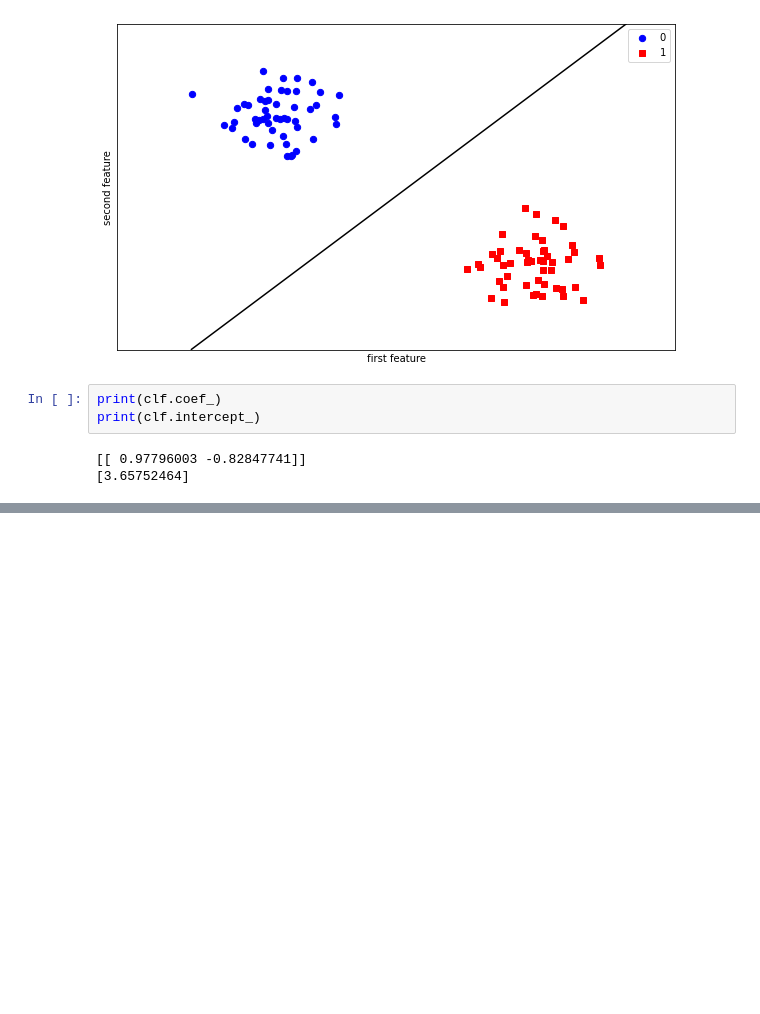
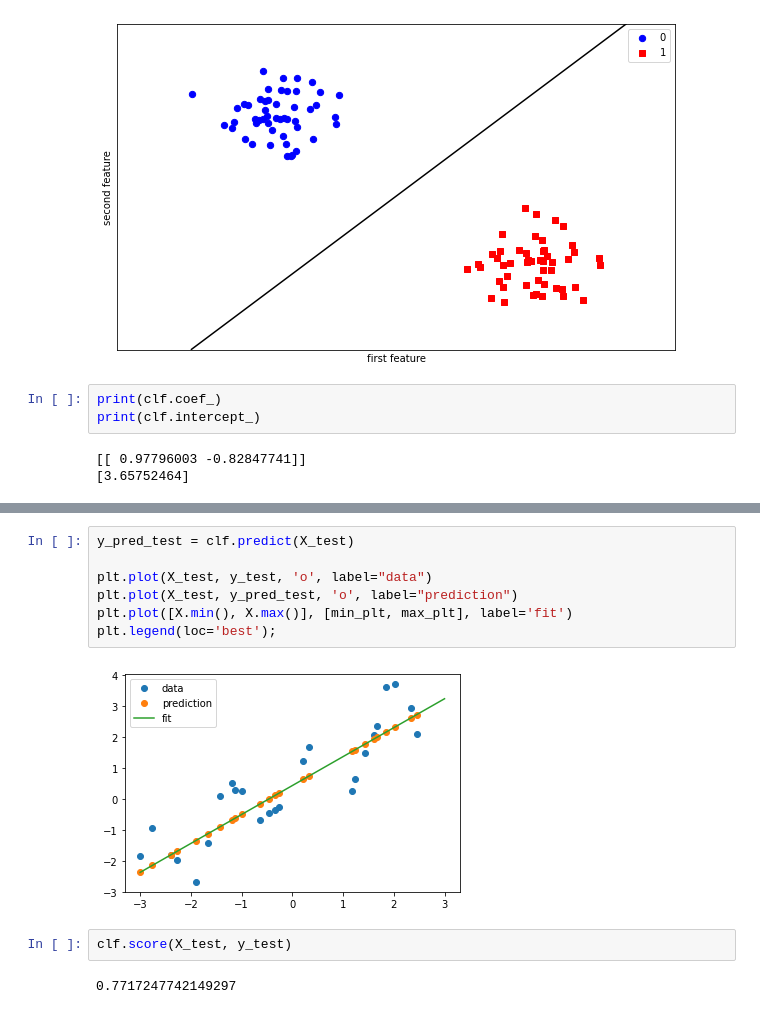
Before and after one commit to Mahrokh-Eb/Machine-Learning-With-Python, a Jupyter notebook: 3_3_skitlearn_Digit.ipynb, the cells around one changed output, grey strips where cells are left out. Saved outputs shown, nothing was run; the diff lists cells and outputs as text; blank space fills up the shorter version.

```diff
--- a/3_3_skitlearn_Digit.ipynb
+++ b/3_3_skitlearn_Digit.ipynb
@@ -324,0 +380,13 @@ print(x[:5])
+# %%
+y_pred_test = clf.predict(X_test)
+
+plt.plot(X_test, y_test, 'o', label="data")
+plt.plot(X_test, y_pred_test, 'o', label="prediction")
+plt.plot([X.min(), X.max()], [min_plt, max_plt], label='fit')
+plt.legend(loc='best');
+# %% [output]
+[figure, added]
+# %%
+clf.score(X_test, y_test)
+# %% [output]
+0.7717247742149297
```
Also changed, not shown: parts of 11 cells of this notebook.
